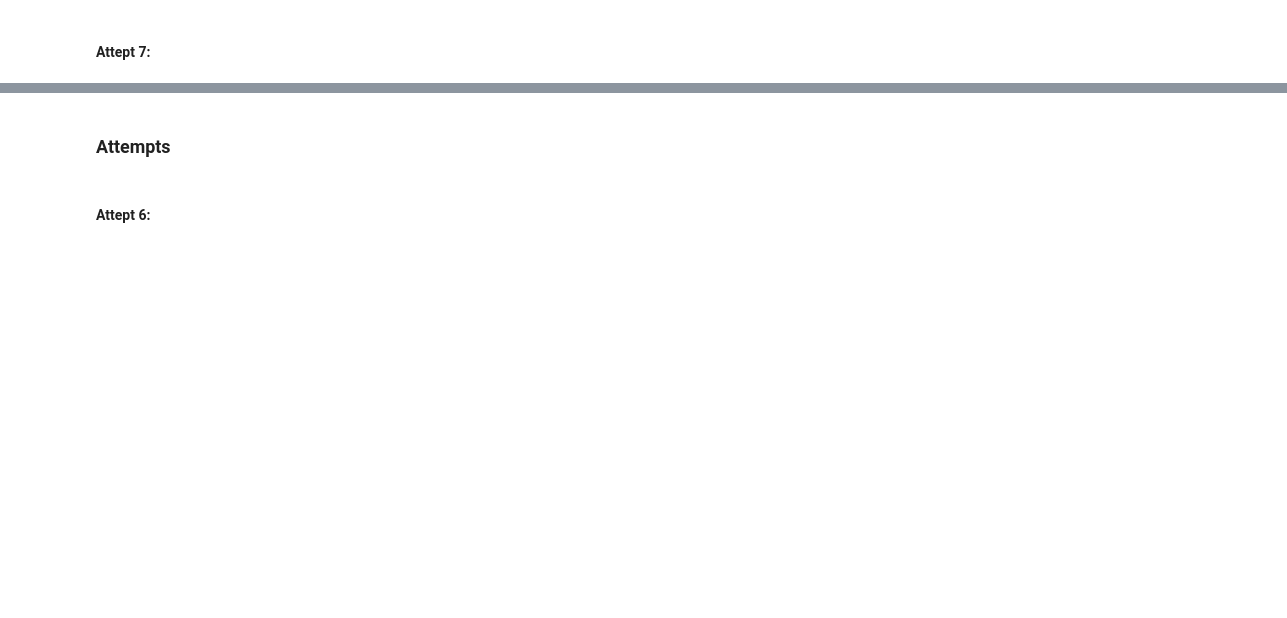
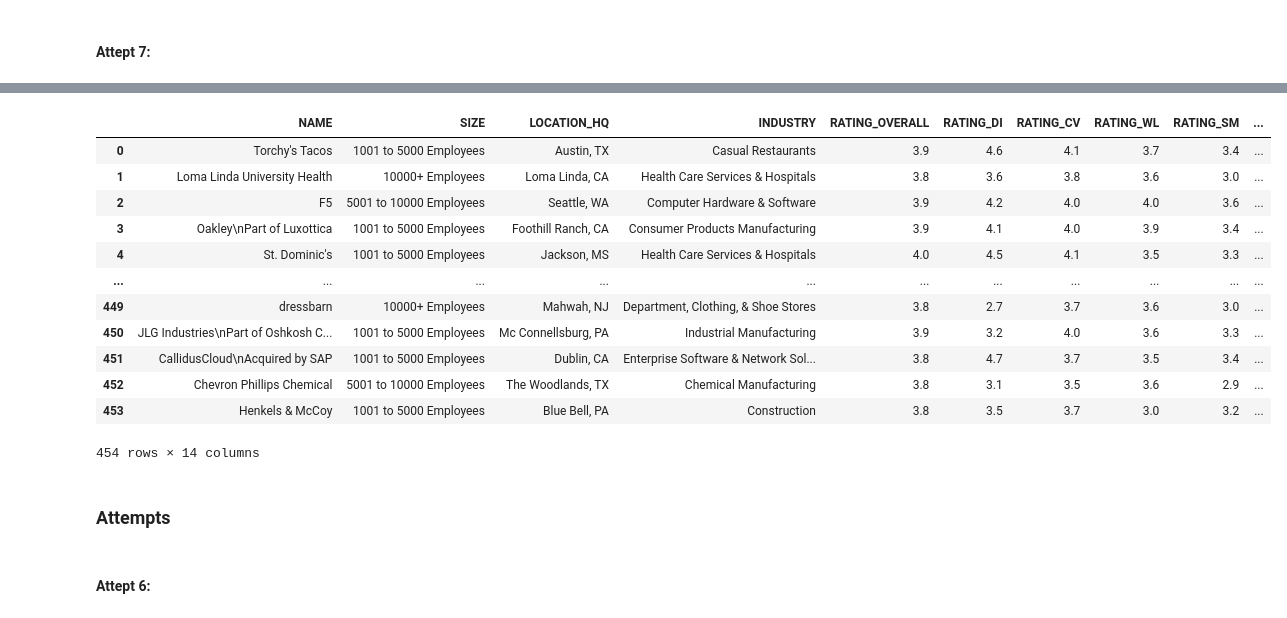
Before and after one commit to cierra4prez/NLP_Diversity_and_Inclusion, a Jupyter notebook: scraper.ipynb, the cells around one changed output, grey strips where cells are left out. Cells and saved outputs as stored; diff of their text form; code cells hidden in the pictures; blank space fills up the shorter version.

```diff
--- a/scraper.ipynb
+++ b/scraper.ipynb
@@ -168 +354,18 @@ df7_
+# %%
+df7_453 = pd.DataFrame(companies7) ##############################################################
+df7_453
+# %% [output]
+|  | NAME | SIZE | LOCATION_HQ | INDUSTRY | RATING_OVERALL | RATING_DI | RATING_CV | RATING_WL | RATING_SM | ... |
+| 0 | Torchy's Tacos | 1001 to 5000 Employees | Austin, TX | Casual Restaurants | 3.9 | 4.6 | 4.1 | 3.7 | 3.4 | ... |
+| 1 | Loma Linda University Health | 10000+ Employees | Loma Linda, CA | Health Care Services & Hospitals | 3.8 | 3.6 | 3.8 | 3.6 | 3.0 | ... |
+| 2 | F5 | 5001 to 10000 Employees | Seattle, WA | Computer Hardware & Software | 3.9 | 4.2 | 4.0 | 4.0 | 3.6 | ... |
+| 3 | Oakley\nPart of Luxottica | 1001 to 5000 Employees | Foothill Ranch, CA | Consumer Products Manufacturing | 3.9 | 4.1 | 4.0 | 3.9 | 3.4 | ... |
+| 4 | St. Dominic's | 1001 to 5000 Employees | Jackson, MS | Health Care Services & Hospitals | 4.0 | 4.5 | 4.1 | 3.5 | 3.3 | ... |
+| ... | ... | ... | ... | ... | ... | ... | ... | ... | ... | ... |
+| 449 | dressbarn | 10000+ Employees | Mahwah, NJ | Department, Clothing, & Shoe Stores | 3.8 | 2.7 | 3.7 | 3.6 | 3.0 | ... |
+| 450 | JLG Industries\nPart of Oshkosh C... | 1001 to 5000 Employees | Mc Connellsburg, PA | Industrial Manufacturing | 3.9 | 3.2 | 4.0 | 3.6 | 3.3 | ... |
+| 451 | CallidusCloud\nAcquired by SAP | 1001 to 5000 Employees | Dublin, CA | Enterprise Software & Network Sol... | 3.8 | 4.7 | 3.7 | 3.5 | 3.4 | ... |
+| 452 | Chevron Phillips Chemical | 5001 to 10000 Employees | The Woodlands, TX | Chemical Manufacturing | 3.8 | 3.1 | 3.5 | 3.6 | 2.9 | ... |
+| 453 | Henkels & McCoy | 1001 to 5000 Employees | Blue Bell, PA | Construction | 3.8 | 3.5 | 3.7 | 3.0 | 3.2 | ... |
+454 rows × 14 columns
 # %%
```
Also changed, not shown: parts of 14 cells of this notebook, 2 other files.
